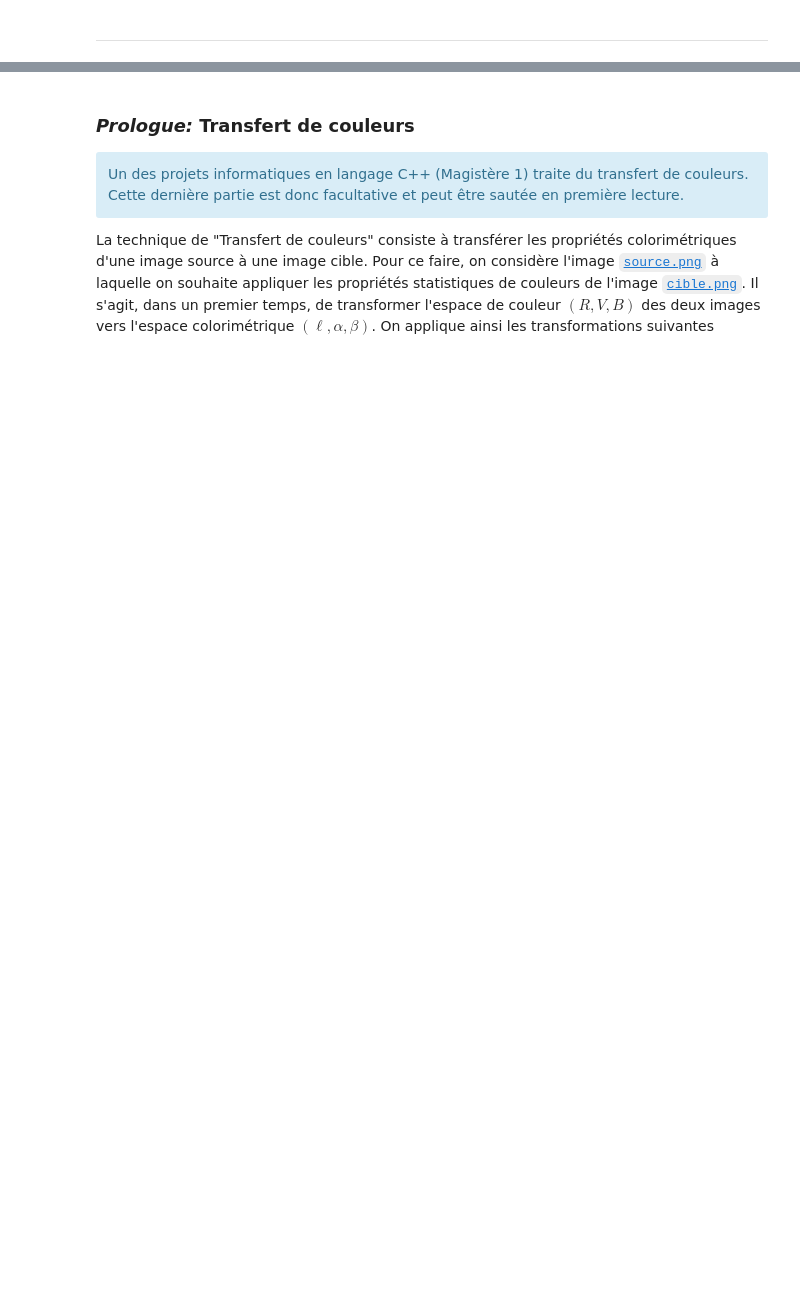
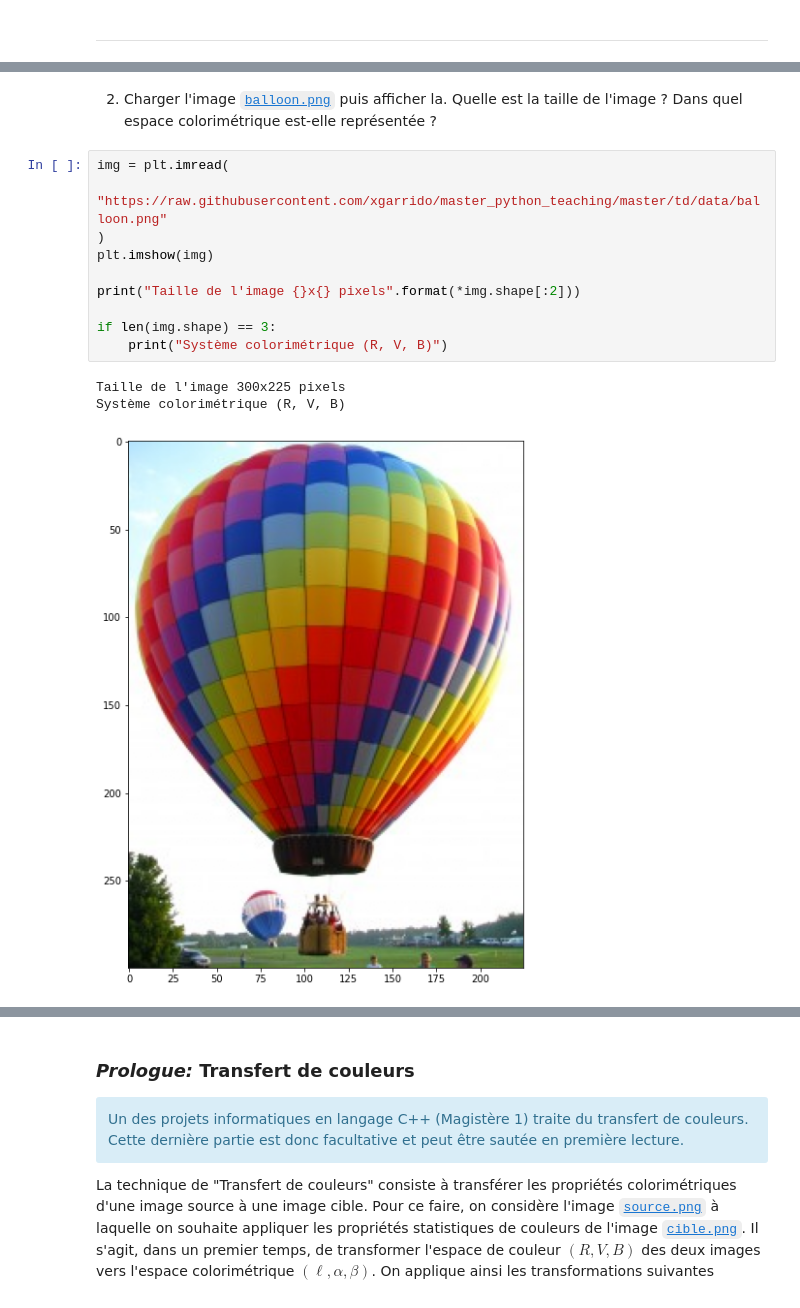
Before and after one commit to xgarrido/master_python_teaching, a Jupyter notebook: td/02_td_numpy.ipynb, the cells around one changed output, grey strips where cells are left out. Drawn from its saved outputs; the diff is of its cells as text; blank space fills up the shorter version.

```diff
--- a/td/02_td_numpy.ipynb
+++ b/td/02_td_numpy.ipynb
@@ -91,0 +231,16 @@ Dans la suite de l'exercice, on s'aidera des fonctions intégrées à la librair
+# %% [markdown]
+2. Charger l'image [`balloon.png`](https://raw.githubusercontent.com/xgarrido/master_python_teaching/master/td/data/balloon.png) puis afficher la. Quelle est la taille de l'image ? Dans quel espace colorimétrique est-elle représentée ?
+# %%
+img = plt.imread(
+    "https://raw.githubusercontent.com/xgarrido/master_python_teaching/master/td/data/balloon.png"
+)
+plt.imshow(img)
+
+print("Taille de l'image {}x{} pixels".format(*img.shape[:2]))
+
+if len(img.shape) == 3:
+    print("Système colorimétrique (R, V, B)")
+# %% [output]
+Taille de l'image 300x225 pixels
+Système colorimétrique (R, V, B)
+[figure, added]
```
Also changed, not shown: parts of 33 cells of this notebook.
